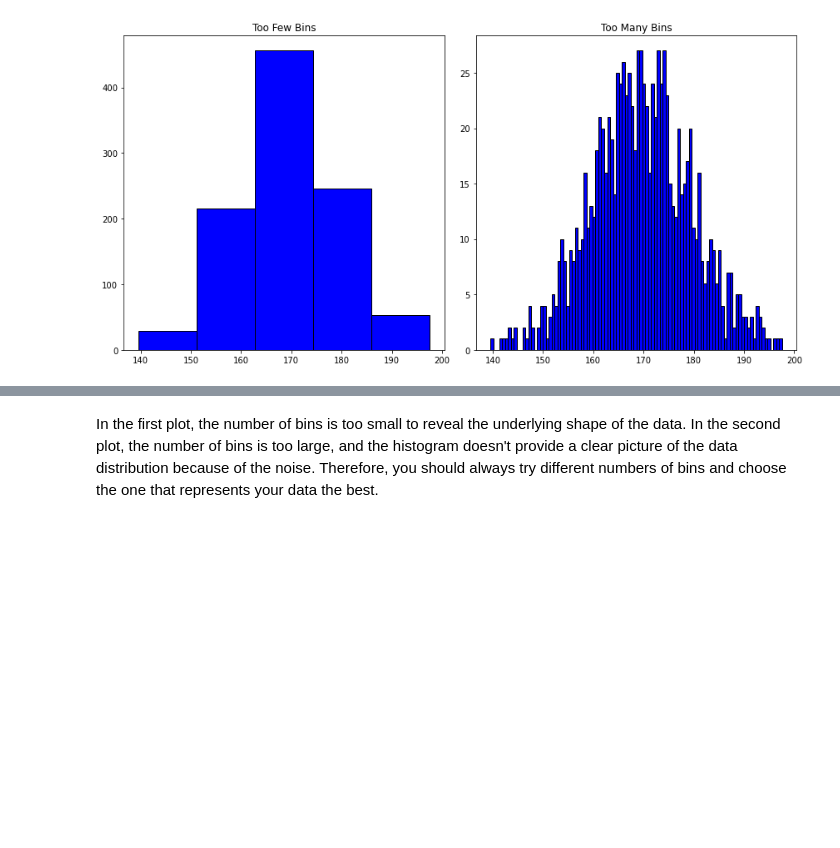
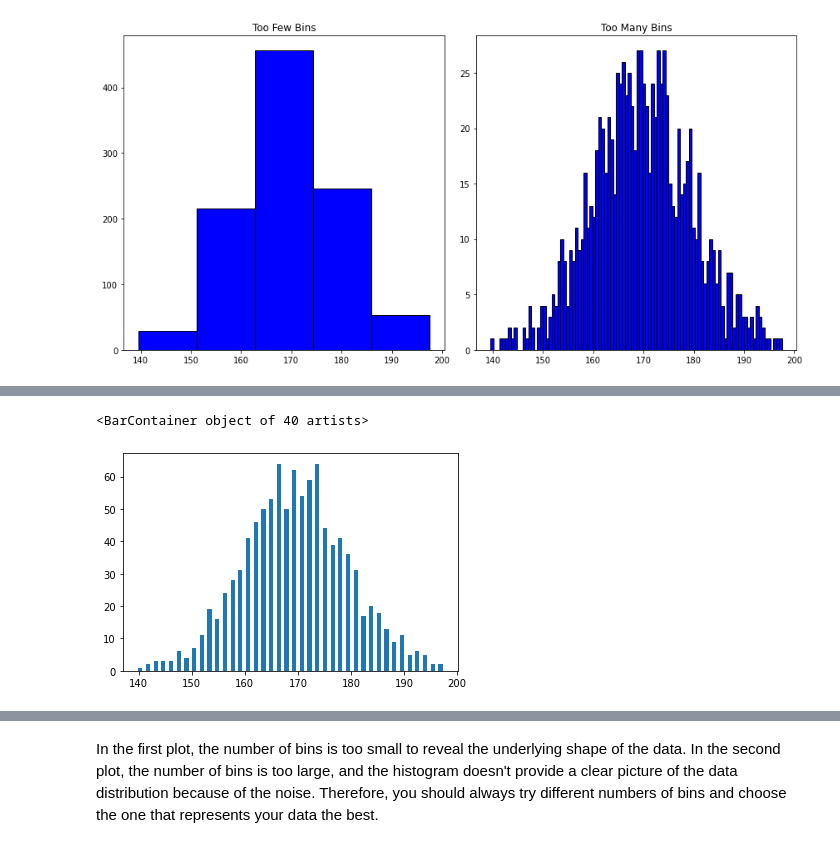
Before and after one commit to amirhdre/Stats-ML-Foundations, a Jupyter notebook: jupyter notebooks/00_Histograms.ipynb, the cells around one changed output, grey strips where cells are left out. Drawn from its saved outputs; the diff is of its cells as text; code cells hidden in the pictures; blank space fills up the shorter version.

```diff
--- a/jupyter notebooks/00_Histograms.ipynb
+++ b/jupyter notebooks/00_Histograms.ipynb
@@ -49,0 +65,13 @@ plt.show()
+# %%
+# Use Numpy
+
+numpy_histogram = np.histogram(heights, bins=40)
+
+bin_amplitudes = numpy_histogram[0]
+bin_boundries = numpy_histogram[1]
+bin_centers = (bin_boundries[0:-1] + bin_boundries[1:])/2
+
+plt.bar( bin_centers,  bin_amplitudes)
+# %% [output]
+<BarContainer object of 40 artists>
+[figure, added]
```
Also changed, not shown: parts of 6 cells of this notebook, 8 other files.
